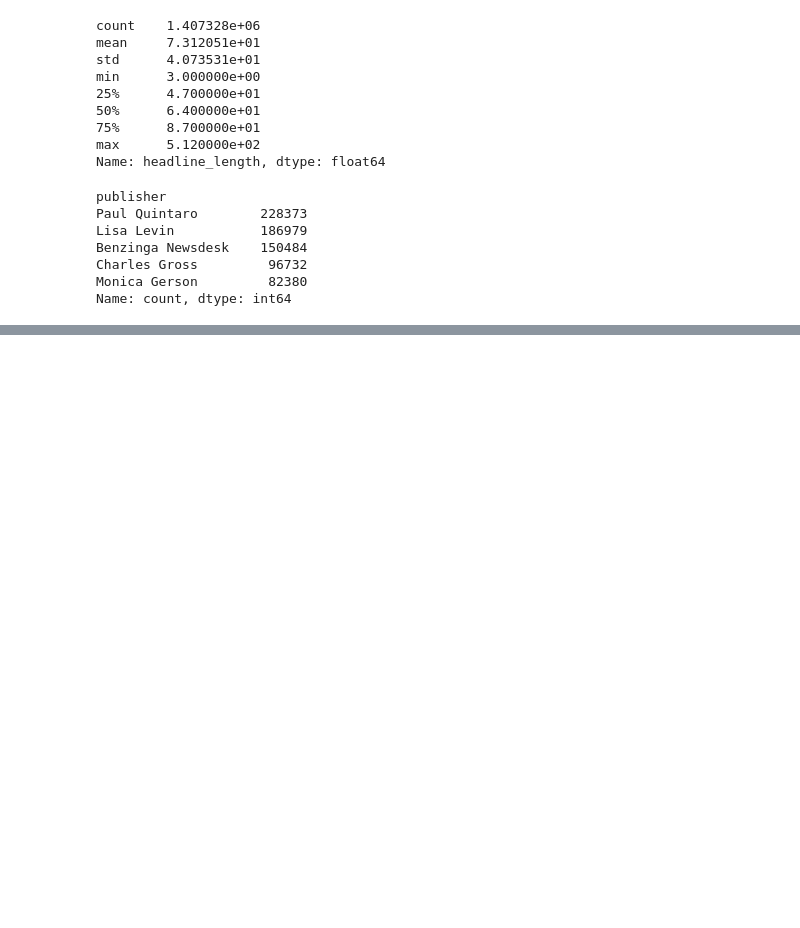
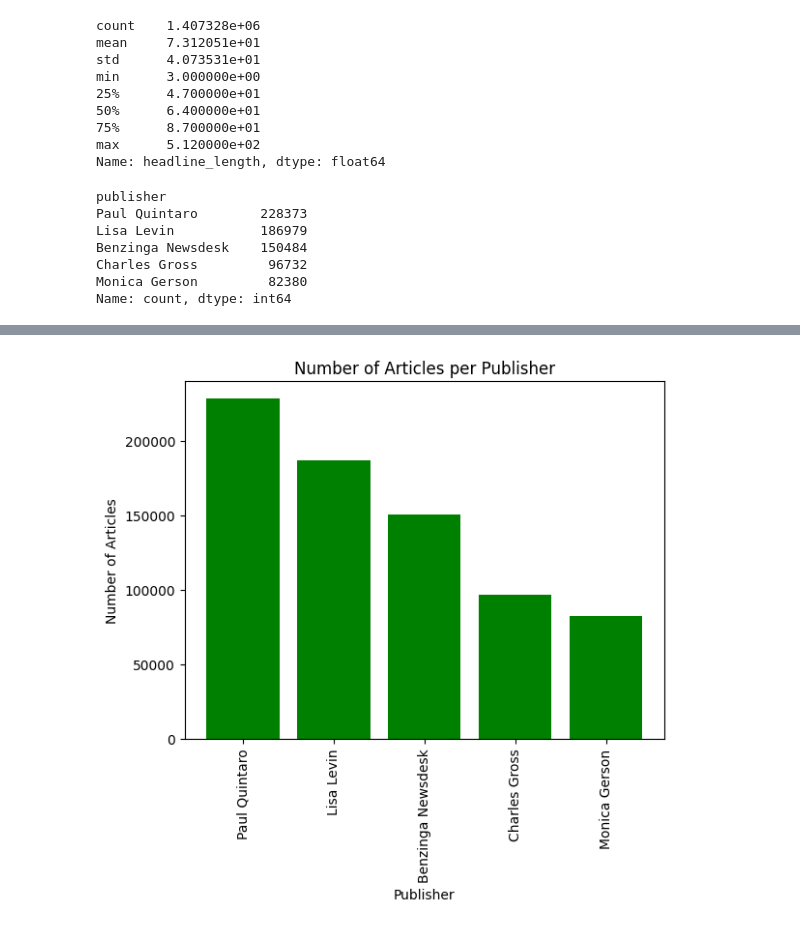
Before and after one commit to Abdulaziz7878/Nova-Financial-Solutions, a Jupyter notebook: notebooks/raw_analyst_ratings.ipynb, the cells around one changed output, grey strips where cells are left out. Drawn from its saved outputs; the diff is of its cells as text; code cells hidden in the pictures; blank space fills up the shorter version.

```diff
--- a/notebooks/raw_analyst_ratings.ipynb
+++ b/notebooks/raw_analyst_ratings.ipynb
@@ -138,7 +92,0 @@ print(lda.components_)
-# %%
-# Hourly publication frequency
-data.set_index('date').resample('H').size().plot(figsize=(15, 5))
-plt.title('Hourly Publication Frequency')
-plt.xlabel('Time')
-plt.ylabel('Number of Articles')
-plt.show()
@@ -148,4 +92,0 @@ print(publisher_counts.head())
-# %%
-data['publisher_domain'] = data['publisher'].str.split('@').str[1]
-publisher_domain_counts = data['publisher_domain'].value_counts()
-print(publisher_domain_counts.head())
@@ -151,0 +97,2 @@ print(publisher_domain_counts.head())
+# %%
+data['date'] = pd.to_datetime(data['date'], errors='coerce').dt.date
@@ -151,0 +110,3 @@ print(publisher_domain_counts.head())
+# %%
+# headline length
+data['headline_length'] = data['headline'].str.len()
@@ -151,0 +143,15 @@ print(publisher_domain_counts.head())
+# %%
+articles_per_publisher = data.groupby('publisher').size().reset_index(name='number_of_articles')
+articles_per_publisher = articles_per_publisher.sort_values('number_of_articles', ascending=False)
+top_5_publishers = articles_per_publisher.head(5)
+
+# Creating  a bar chart
+
+plt.bar(top_5_publishers['publisher'], top_5_publishers['number_of_articles'], color='green')
+plt.xlabel('Publisher')
+plt.ylabel('Number of Articles')
+plt.title('Number of Articles per Publisher')
+plt.xticks(rotation=90)  # Rotates X-axis labels; helpful if they're long
+plt.show()
+# %% [output]
+[figure, added]
```
Also changed, not shown: parts of 19 cells of this notebook, 1 other file.
